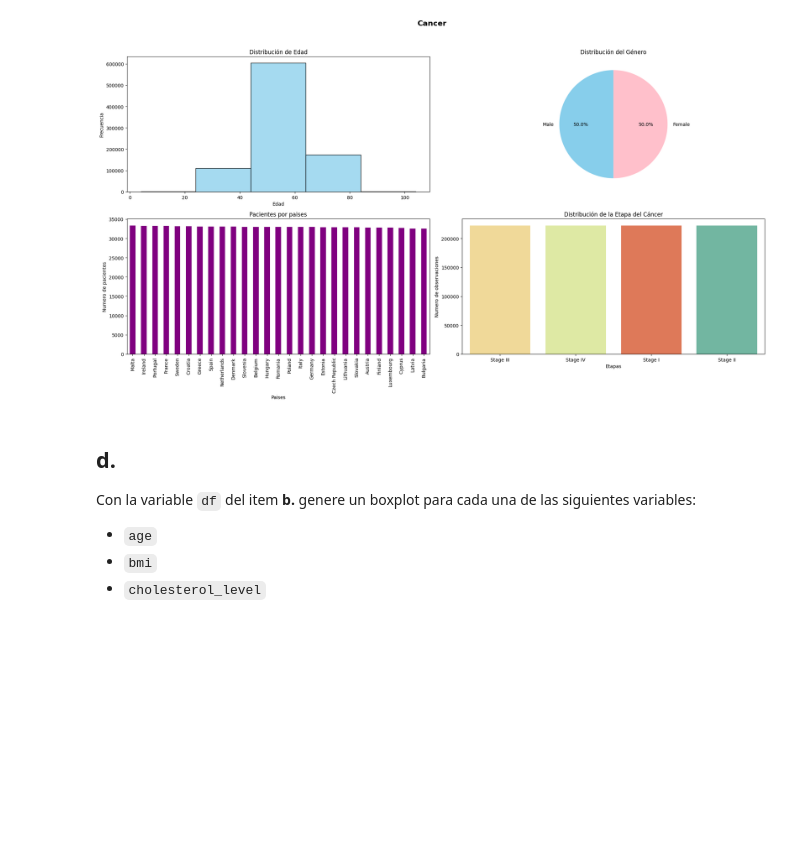
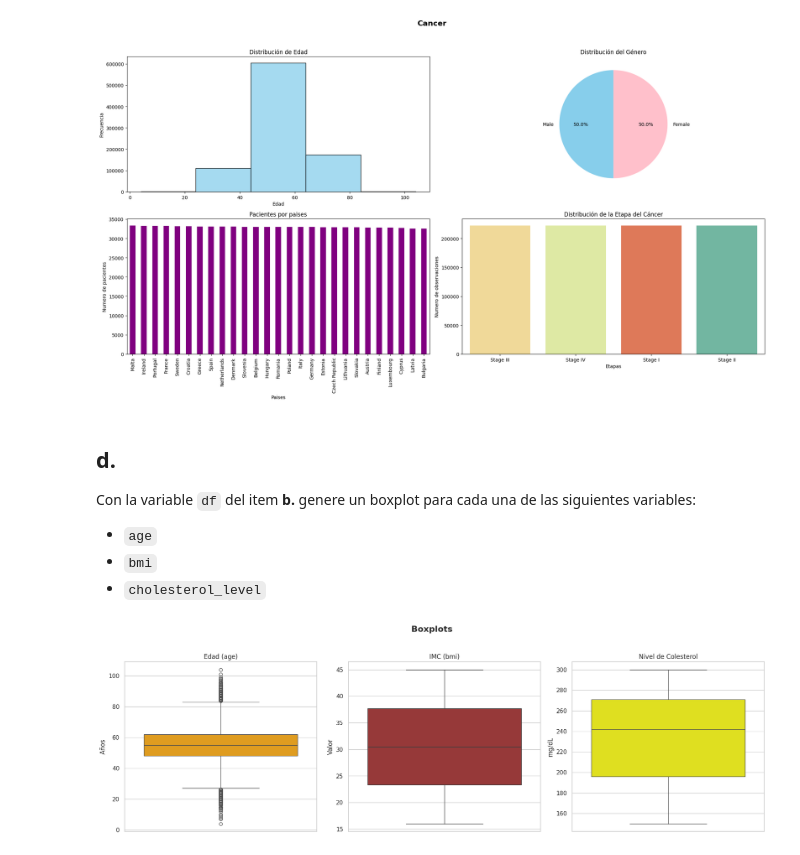
Before and after one commit to MaricruzFlores2021/cap199_preg2_mod2, a Jupyter notebook: R_Eval_Mod_II_VERSIONAMIENTO_DE_SOFTWARE_Resuelto.ipynb, the cells around one changed output. Drawn from its saved outputs; the diff is of its cells as text; code cells hidden in the pictures; blank space fills up the shorter version.

Commit message:
Cuarta solucion a la pregunta

```diff
--- a/R_Eval_Mod_II_VERSIONAMIENTO_DE_SOFTWARE_Resuelto.ipynb
+++ b/R_Eval_Mod_II_VERSIONAMIENTO_DE_SOFTWARE_Resuelto.ipynb
@@ -157,3 +157,32 @@ Con la variable `df` del item **b.** genere un boxplot para cada una de las sigu
 * `age`
 * `bmi`
 * `cholesterol_level`
+# %%
+# Solucion
+import matplotlib.pyplot as plt
+import seaborn as sns
+
+sns.set_theme(style="whitegrid")
+fig, axes = plt.subplots(1, 3, figsize=(18, 6))
+fig.suptitle('Boxplots', fontsize=16, fontweight='bold')
+
+# 1. Boxplot para 'age'
+sns.boxplot(y=df['age'], ax=axes[0], color='orange')
+axes[0].set_title('Edad (age)')
+axes[0].set_ylabel('Años')
+
+# 2. Boxplot para 'bmi'
+sns.boxplot(y=df['bmi'], ax=axes[1], color='brown')
+axes[1].set_title('IMC (bmi)')
+axes[1].set_ylabel('Valor')
+
+# 3. Boxplot para 'cholesterol_level'
+sns.boxplot(y=df['cholesterol_level'], ax=axes[2], color='yellow')
+axes[2].set_title('Nivel de Colesterol')
+axes[2].set_ylabel('mg/dL')
+
+# Ajustar el espacio entre los gráficos
+plt.tight_layout(rect=[0, 0.03, 1, 0.95])
+plt.show()
+# %% [output]
+[figure, added]
```
